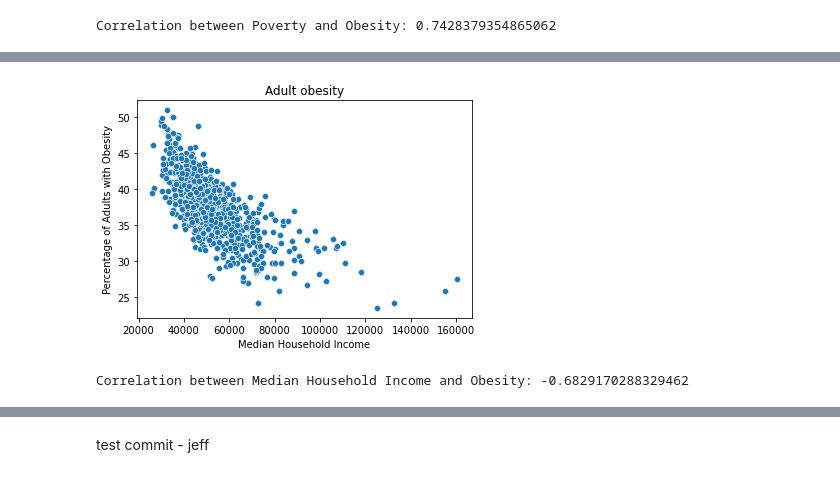
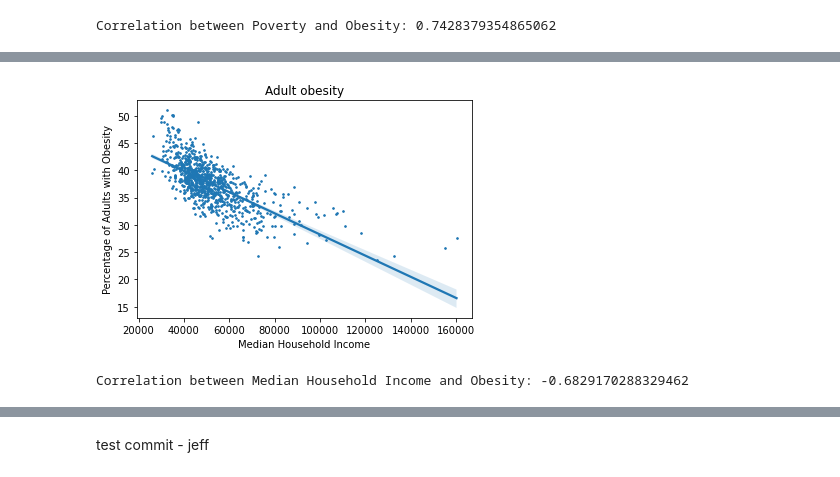
Before and after one commit to donovannickol/cs216project, a Jupyter notebook: CS_216_Project_Exploratory_Notebook.ipynb, the cells around one changed output, grey strips where cells are left out. Drawn from its saved outputs; the diff is of its cells as text; code cells hidden in the pictures.

```diff
--- a/CS_216_Project_Exploratory_Notebook.ipynb
+++ b/CS_216_Project_Exploratory_Notebook.ipynb
@@ -477,21 +510,22 @@ Correlation between High School Completion and Obesity: 0.6147969835321956
 # %%
 chart_household = total_df[['Median Household Income (2020)', 'Adult obesity: % Adults with Obesity']]
 
-chart = sns.scatterplot(
+chart = sns.regplot(
     x="Median Household Income (2020)",
     y="Adult obesity: % Adults with Obesity",
-    data=chart_household
+    data=chart_household,
+    scatter_kws={'s':2}
 )
 
 chart.set_title('Adult obesity')
 chart.set(xlabel='Median Household Income', ylabel='Percentage of Adults with Obesity')
 
 plt.show()
 correlation = total_df.corr()
 incobcorr = correlation.loc['Median Household Income (2020)', 'Adult obesity: % Adults with Obesity']
 print("Correlation between Median Household Income and Obesity: " + str(incobcorr))
 # %% [output]
-[figure, old version]
+[figure, new version]
 Correlation between Median Household Income and Obesity: -0.6829170288329462
 # %%
 x = total_df[['Severe housing problems: Severe Housing Cost Burden', 'Uninsured: % Uninsured', 'Physical inactivity: % Physically Inactive', 'Adult smoking: % Smokers', 'pov_percentage']]
```
Also changed, not shown: parts of 14 cells of this notebook.
